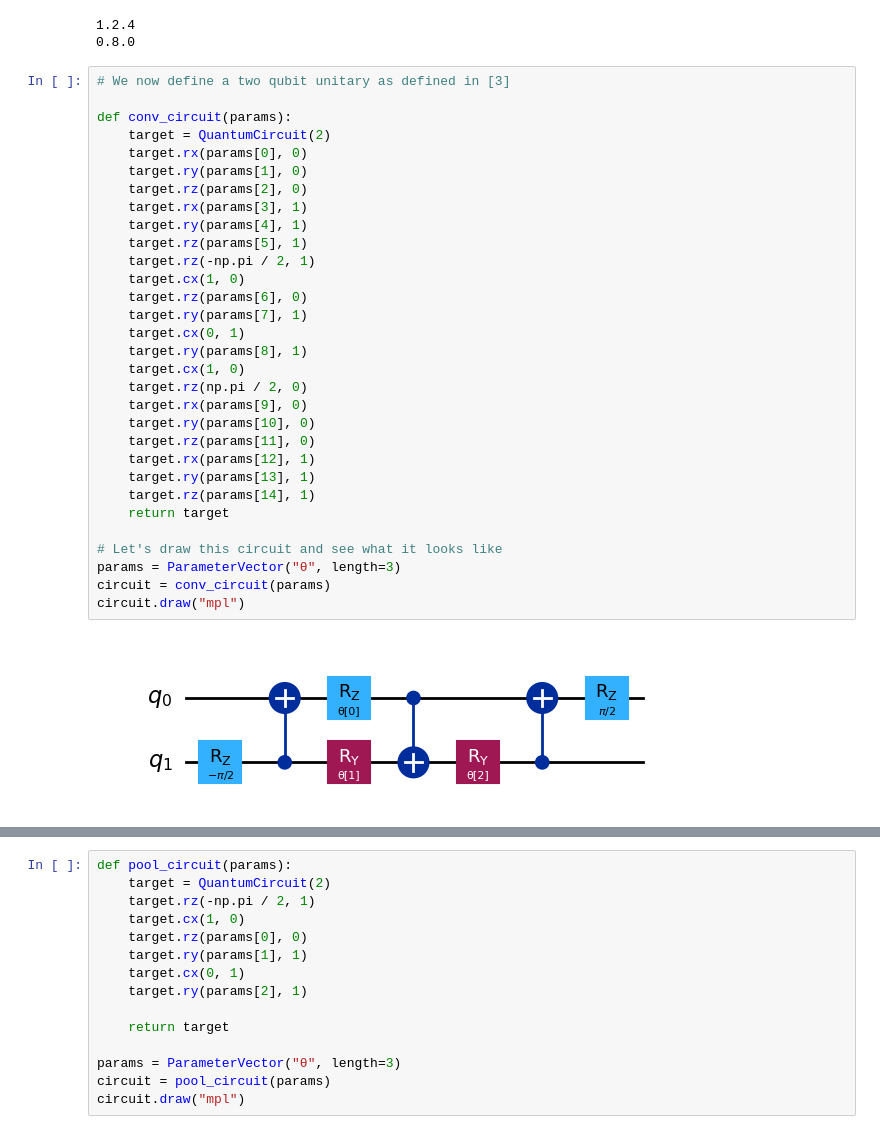
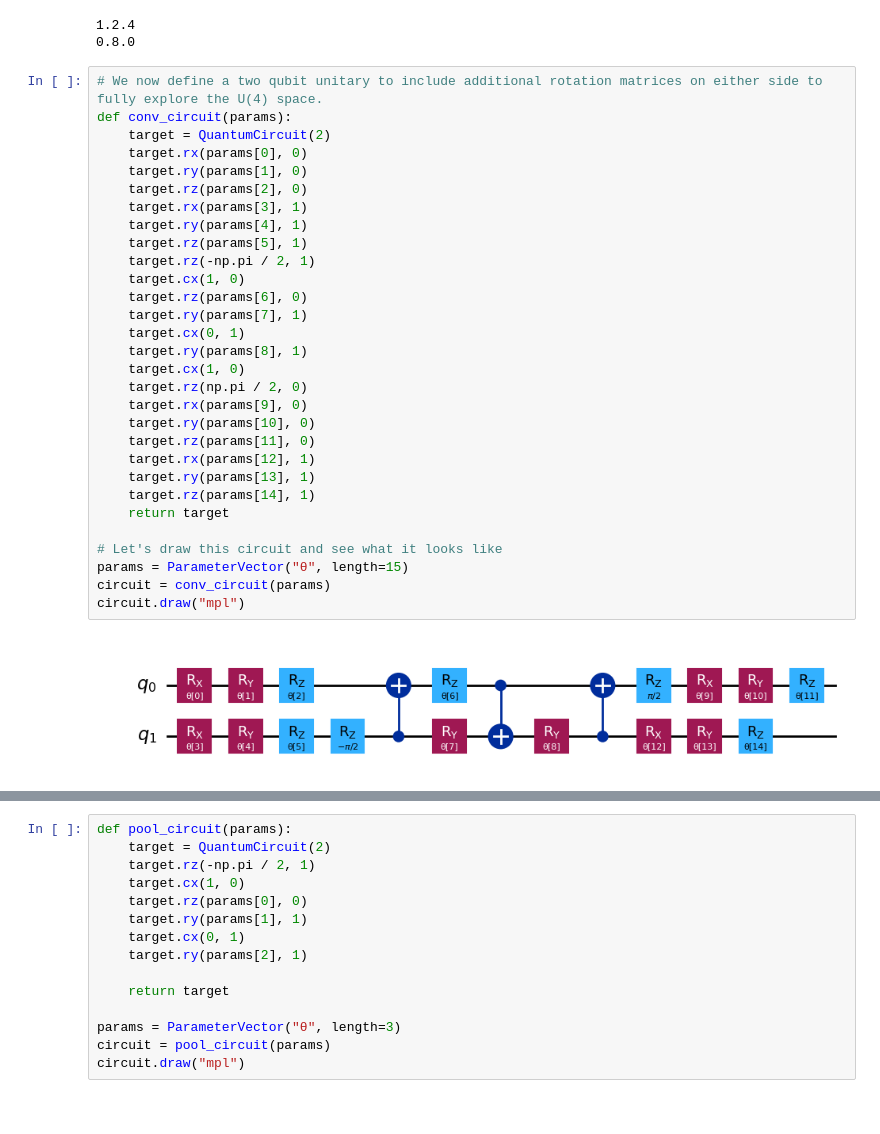
Before and after one commit to hmk55555/QCNN-Research, a Jupyter notebook: GPU/V1 (2-Class, C1)/Estimator 2 Class Circuit 1 Enhanced/Estimator2ClassCircuit1Enhanced.ipynb, the cells around one changed output, grey strips where cells are left out. Drawn from its saved outputs; the diff is of its cells as text.

Commit message:
Estimator2ClassCircuit1Enhanced Complete

```diff
--- a/GPU/V1 (2-Class, C1)/Estimator 2 Class Circuit 1 Enhanced/Estimator2ClassCircuit1Enhanced.ipynb
+++ b/GPU/V1 (2-Class, C1)/Estimator 2 Class Circuit 1 Enhanced/Estimator2ClassCircuit1Enhanced.ipynb
@@ -18,39 +18,38 @@ print(qiskit_machine_learning.version.get_version_info())
 # %% [output]
 1.2.4
 0.8.0
-# %%
-# We now define a two qubit unitary as defined in [3]
-
-def conv_circuit(params):
-    target = QuantumCircuit(2)
-    target.rx(params[0], 0)
-    target.ry(params[1], 0)
-    target.rz(params[2], 0)
-    target.rx(params[3], 1)
-    target.ry(params[4], 1)
-    target.rz(params[5], 1)
-    target.rz(-np.pi / 2, 1)
-    target.cx(1, 0)
-    target.rz(params[6], 0)
-    target.ry(params[7], 1)
-    target.cx(0, 1)
-    target.ry(params[8], 1)
-    target.cx(1, 0)
-    target.rz(np.pi / 2, 0)
-    target.rx(params[9], 0)
-    target.ry(params[10], 0)
-    target.rz(params[11], 0)
-    target.rx(params[12], 1)
-    target.ry(params[13], 1)
-    target.rz(params[14], 1)
-    return target
-
-# Let's draw this circuit and see what it looks like
-params = ParameterVector("θ", length=3)
-circuit = conv_circuit(params)
-circuit.draw("mpl")
-# %% [output]
-[figure, removed]
+# %%
+# We now define a two qubit unitary to include additional rotation matrices on either side to fully explore the U(4) space.
+def conv_circuit(params):
+    target = QuantumCircuit(2)
+    target.rx(params[0], 0)
+    target.ry(params[1], 0)
+    target.rz(params[2], 0)
+    target.rx(params[3], 1)
+    target.ry(params[4], 1)
+    target.rz(params[5], 1)
+    target.rz(-np.pi / 2, 1)
+    target.cx(1, 0)
+    target.rz(params[6], 0)
+    target.ry(params[7], 1)
+    target.cx(0, 1)
+    target.ry(params[8], 1)
+    target.cx(1, 0)
+    target.rz(np.pi / 2, 0)
+    target.rx(params[9], 0)
+    target.ry(params[10], 0)
+    target.rz(params[11], 0)
+    target.rx(params[12], 1)
+    target.ry(params[13], 1)
+    target.rz(params[14], 1)
+    return target
+
+# Let's draw this circuit and see what it looks like
+params = ParameterVector("θ", length=15)
+circuit = conv_circuit(params)
+circuit.draw("mpl")
+# %% [output]
+[figure, added]
 # %%
 def conv_layer(num_qubits, param_prefix):
     qc = QuantumCircuit(num_qubits, name="Convolutional Layer")
```
Also changed, not shown: parts of 10 cells of this notebook, 2 other files.
